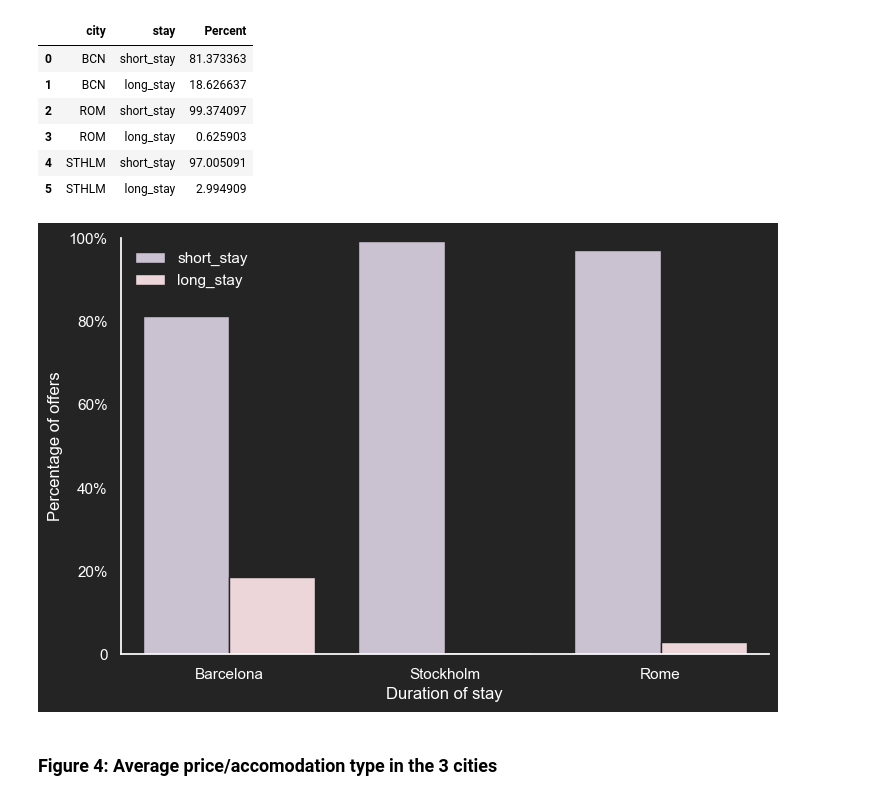
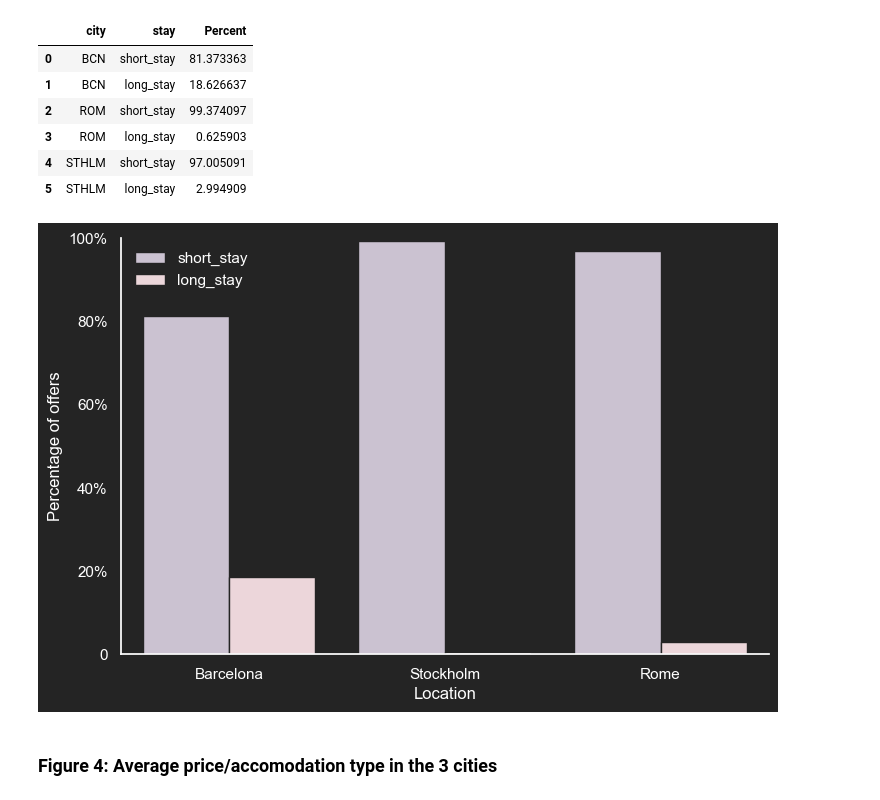
Before and after one commit to scheinmensch/Infringement_Detection_on_Airbnb, a Jupyter notebook: Visualization_3cities.ipynb, the cells around one changed output. Drawn from its saved outputs; the diff is of its cells as text; code cells hidden in the pictures.

```diff
--- a/Visualization_3cities.ipynb
+++ b/Visualization_3cities.ipynb
@@ -592,35 +592,35 @@ g.ax.set_ylim(0,100)
 
 #titel = plt.title('Percentage of accomodation offered for short and long stays in the different cities')
 plt.legend(labelcolor='white', edgecolor = 'none', loc='upper left')
 
 #legend = plt.legend(['Entire home/apt', 'Private room', 'Hotel room', 'Shared room'], loc=2, frameon=False)
 #for text in legend.get_texts():
 #    text.set_color("white")
 
 # change axes labels and ticks to white
-xlabel = plt.xlabel('Duration of stay')
+xlabel = plt.xlabel('Location')
 ylabel = plt.ylabel('Percentage of offers')
 
 xlabel.set_color("white")
 ylabel.set_color("white")
 
 xtick = plt.xticks(rotation=0, color='white')
 g.set_xticklabels(['Barcelona','Stockholm','Rome'])
 ytick = plt.yticks(color="white")
 g.set_yticklabels(['0','20%','40%','60%','80%','100%'])
 
 titel.set_color("white")
 
 
 # Turns off grid on the left Axis.
 ax.grid(False)
 g.ax.yaxis.grid(False)
 sns.despine()
 
 # set figure size in inches
 g.fig.set_size_inches(8,5);
 # %% [output]
-[figure, old version]
+[figure, new version]
 # %% [markdown]
 ### Figure 4: Average price/accomodation type in the 3 cities
 # %%
```
